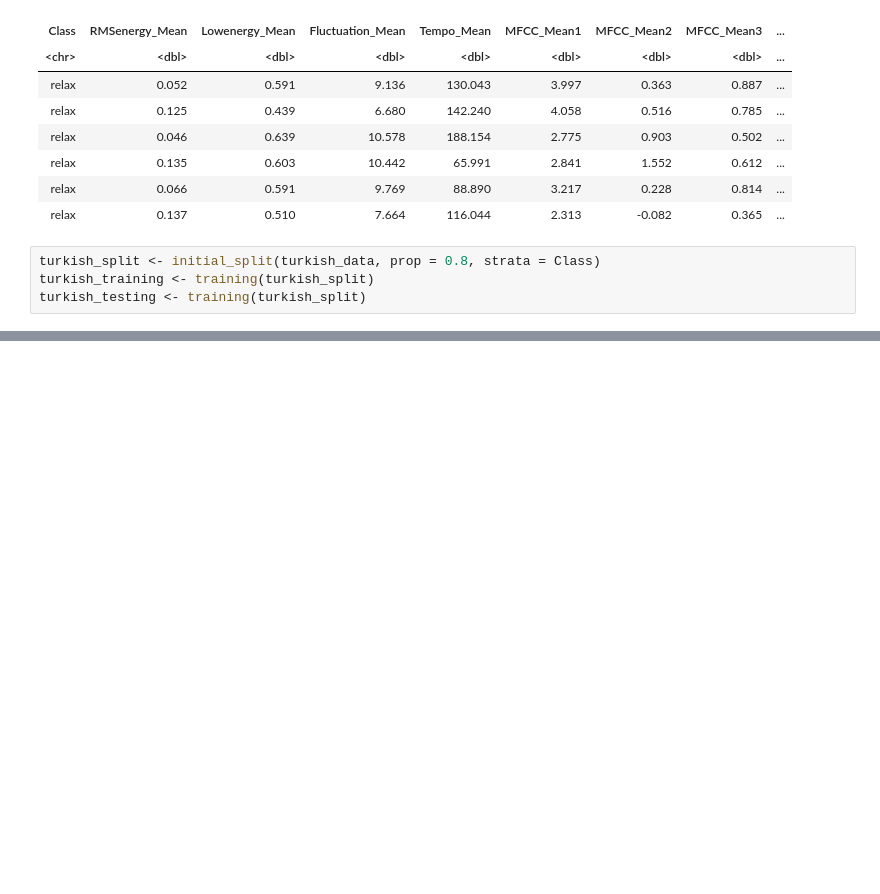
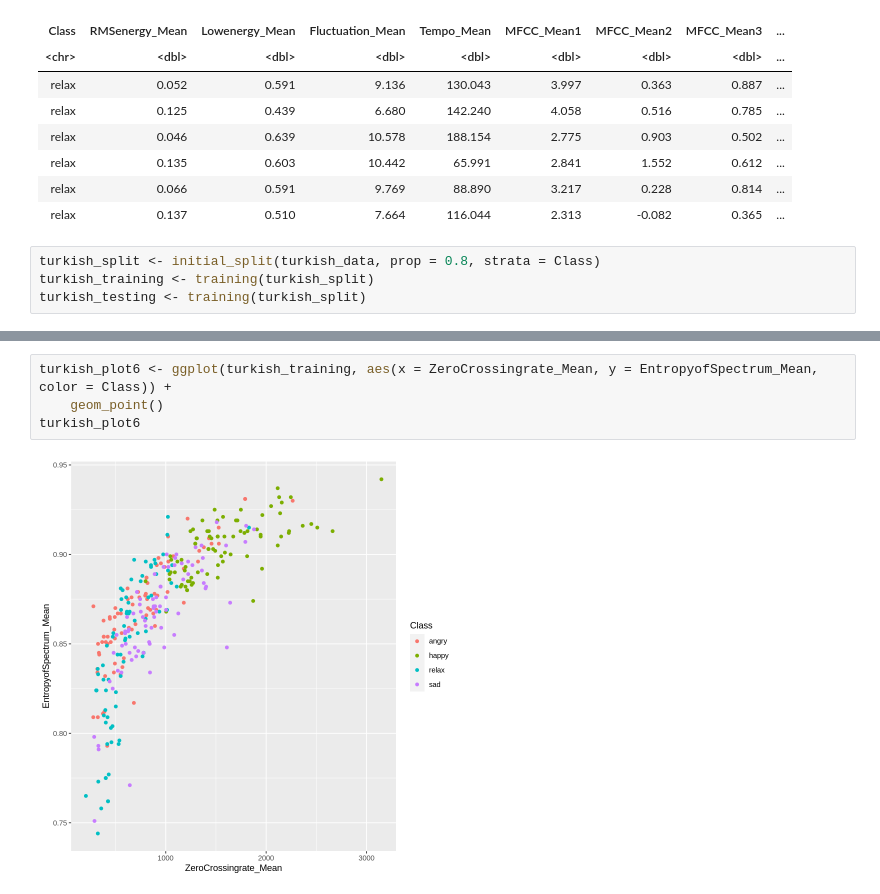
Before and after one commit to sonatuna/DSCI100-project, a Jupyter notebook: project_proposal.ipynb, the cells around one changed output, grey strips where cells are left out. Cells and saved outputs as stored; diff of their text form; blank space fills up the shorter version.

```diff
--- a/project_proposal.ipynb
+++ b/project_proposal.ipynb
@@ -127,0 +128,6 @@ turkish_plot4
+# %%
+turkish_plot6 <- ggplot(turkish_training, aes(x = ZeroCrossingrate_Mean, y = EntropyofSpectrum_Mean, color = Class)) +
+    geom_point()
+turkish_plot6
+# %% [output]
+[figure, added]
```
Also changed, not shown: parts of 8 cells of this notebook.
